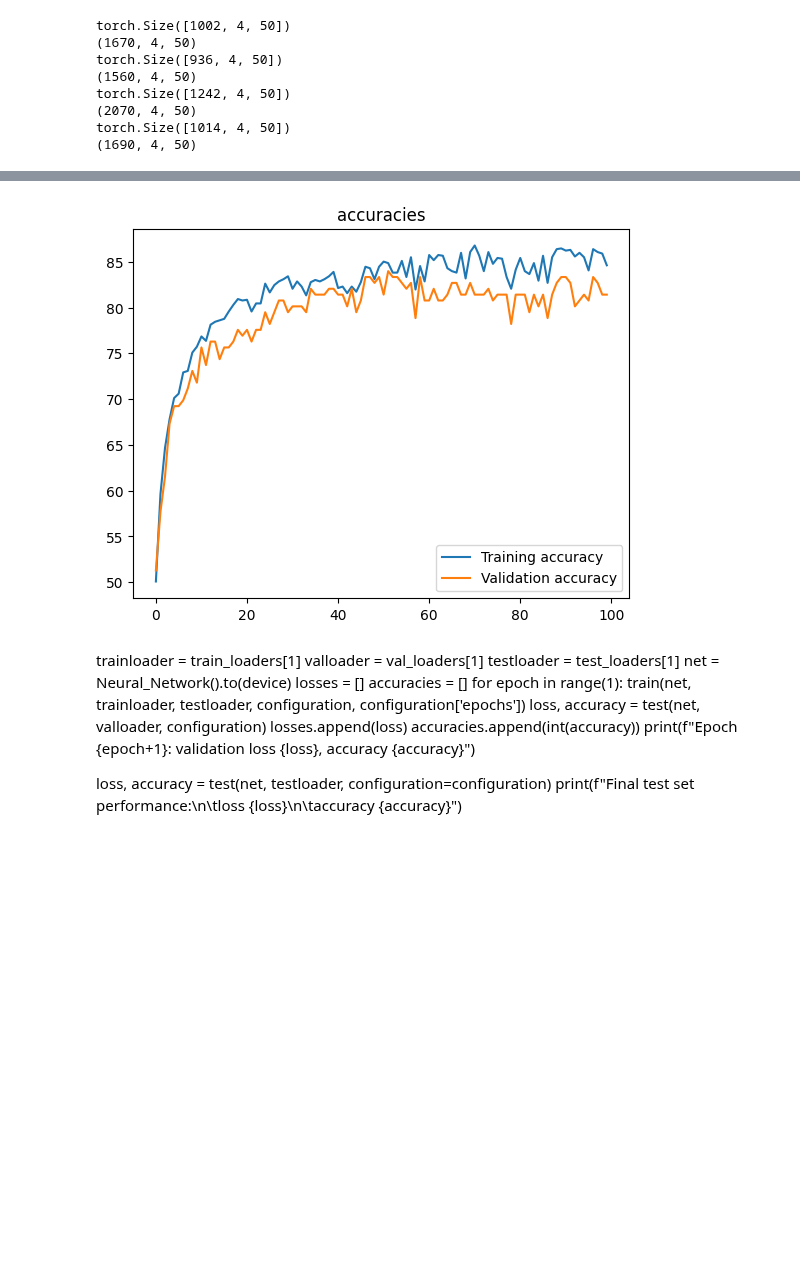
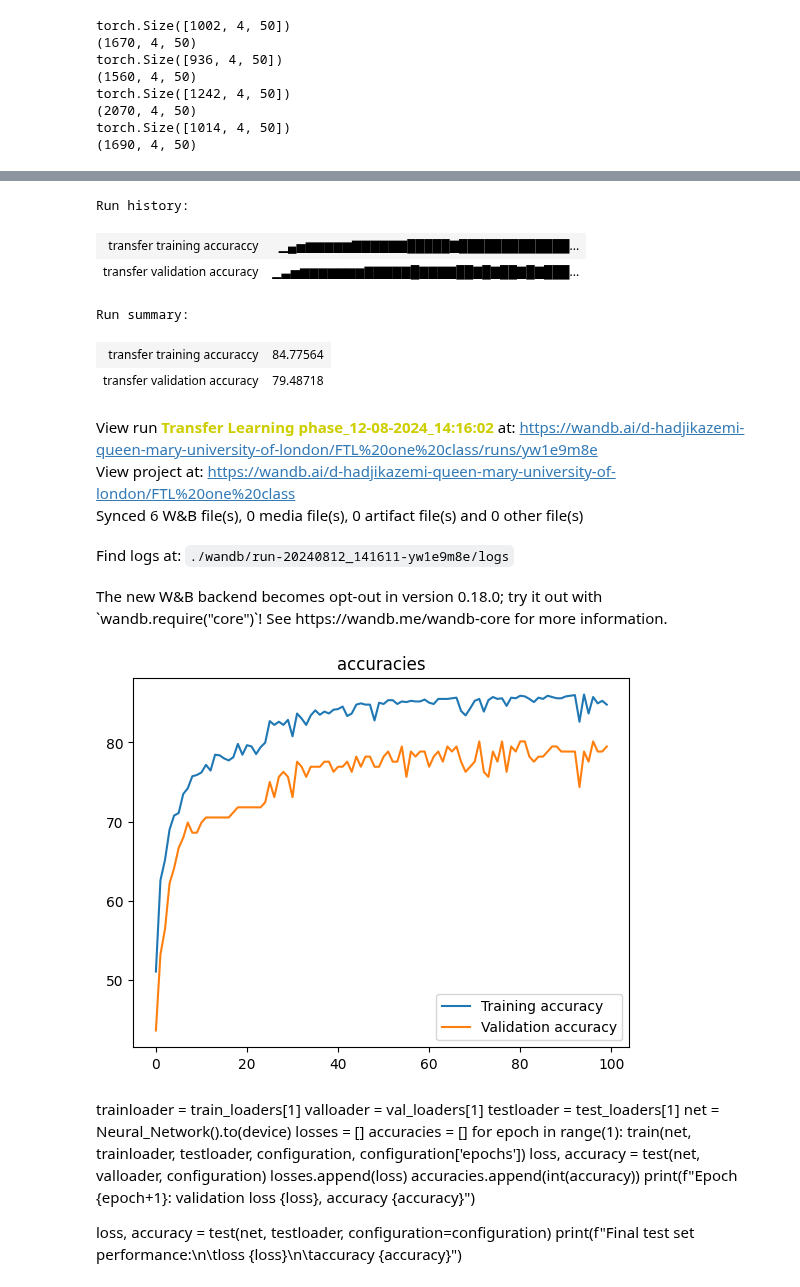
Before and after one commit to dibahk/FTL-on-Predictive-Maintenace, a Jupyter notebook: FTL/FTL_one_class.ipynb, the cells around one changed output, grey strips where cells are left out. Drawn from its saved outputs; the diff is of its cells as text; code cells hidden in the pictures; blank space fills up the shorter version.

```diff
--- a/FTL/FTL_one_class.ipynb
+++ b/FTL/FTL_one_class.ipynb
@@ -205,7 +205,7 @@ def evaluate_metric(model, data_iter, metric):
         n += len(y)
     return c*100 / n
 # %%
-def train(model, train_loaders,test_loader, config, epochs):
+def train(model, train_loaders,test_loader, config, epochs, name):
     loss = nn.CrossEntropyLoss()
     optimizer = torch.optim.Adam(model.parameters(), lr=config['learning_rate'], weight_decay=config['decay'])
     losses = [] # Stores the loss for each training batch
@@ -231,6 +231,8 @@ def train(model, train_loaders,test_loader, config, epochs):
         train_accs.append(train_acc)
         test_acc = evaluate_metric(model, test_loader, correct)
         test_accs.append(test_acc)
+        wandb.log({f'{name} training accuraccy': train_acc,
+                  f'{name} validation accuracy': test_acc})
         print(f'Epoch {epoch+1}: Training accuracy: {train_accs[-1]} Testing accuracy: {test_accs[-1]}.') # Computes and displays training/testing dataset accuracy.
     plt.plot(list(map(lambda x: x.cpu(),train_accs)), label='Training accuracy')
     plt.plot(list(map(lambda x: x.cpu(),test_accs)), label='Validation accuracy')
@@ -271,14 +273,14 @@ net = Neural_Network().to(device)
 losses = []
 accuracies = []
 for epoch in range(1):
-    train(net, trainloader, testloader, configuration, configuration['epochs'])
+    train(net, trainloader, testloader, configuration, configuration['epochs'], name='centralized')
     loss, accuracy = test(net, valloader, configuration)
     losses.append(loss)
     accuracies.append(int(accuracy))
     print(f"Epoch {epoch+1}: validation loss {loss}, accuracy {accuracy}")
 # plt.plot(accuracies)
 loss, accuracy = test(net, testloader, configuration=configuration)
-
 print(f"Final test set performance:\n\tloss {loss}\n\taccuracy {accuracy}")
+wandb.finish()
 # %% [output]
 Epoch 1/100
@@ -318,14 +366,14 @@ torch.Size([1014, 4, 50])
 losses_transfer = []
 accuracies_transfer = []
 for epoch in range(1):
-    train(net, azure_train_loaders_transfer, azure_val_loaders_transfer, configuration, configuration['epochs'])
+    train(net, azure_train_loaders_transfer, azure_val_loaders_transfer, configuration, configuration['epochs'], name= "transfer")
     loss, accuracy = test(net, azure_val_loaders_transfer, configuration)
     losses_transfer.append(loss)
     accuracies_transfer.append(int(accuracy))
     print(f"Epoch {epoch+1}: validation loss {loss}, accuracy {accuracy}")
 # plt.plot(accuracies)
 losses_transfer, accuracy_transfer = test(net, testloader, configuration=configuration)
-
 print(f"Final test set performance:\n\tloss {loss}\n\taccuracy {accuracy}")
+wandb.finish()
 # %% [output]
 Epoch 1/100
@@ -348,4 +396,15 @@ Final test set performance:
+Run history:
+| transfer training accuraccy | ▁▄▅▆▆▆▆▆▇▇▇▇▇▇█████▇█████████████... |
+| transfer validation accuracy | ▁▃▅▆▆▆▆▆▆▆▇▇▇▇▇█▇▇▇▇██▇█▇██▇█▇███... |
+Run summary:
+| transfer training accuraccy | 84.77564 |
+| transfer validation accuracy | 79.48718 |
+View run Transfer Learning phase_12-08-2024_14:16:02 at: https://wandb.ai/d-hadjikazemi-queen-mary-university-of-london/FTL%20one%20class/runs/yw1e9m8e
+View project at: https://wandb.ai/d-hadjikazemi-queen-mary-university-of-london/FTL%20one%20class
+Synced 6 W&B file(s), 0 media file(s), 0 artifact file(s) and 0 other file(s)
+Find logs at: ./wandb/run-20240812_141611-yw1e9m8e/logs
+The new W&B backend becomes opt-out in version 0.18.0; try it out with `wandb.require("core")`! See https://wandb.me/wandb-core for more information.
-[figure, old version]
+[figure, new version]
 # %% [markdown]
 trainloader = train_loaders[1]
 valloader = val_loaders[1]
```
Also changed, not shown: parts of 10 cells of this notebook.
